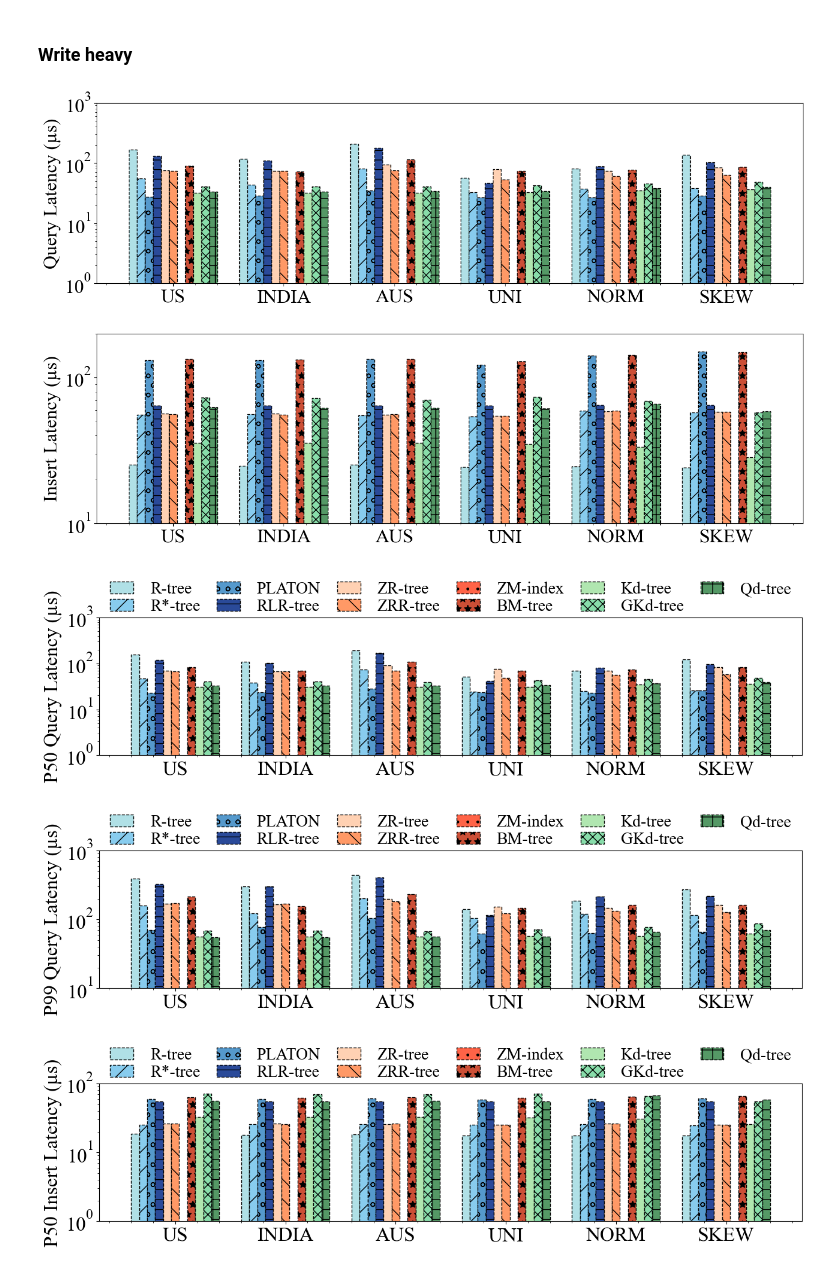
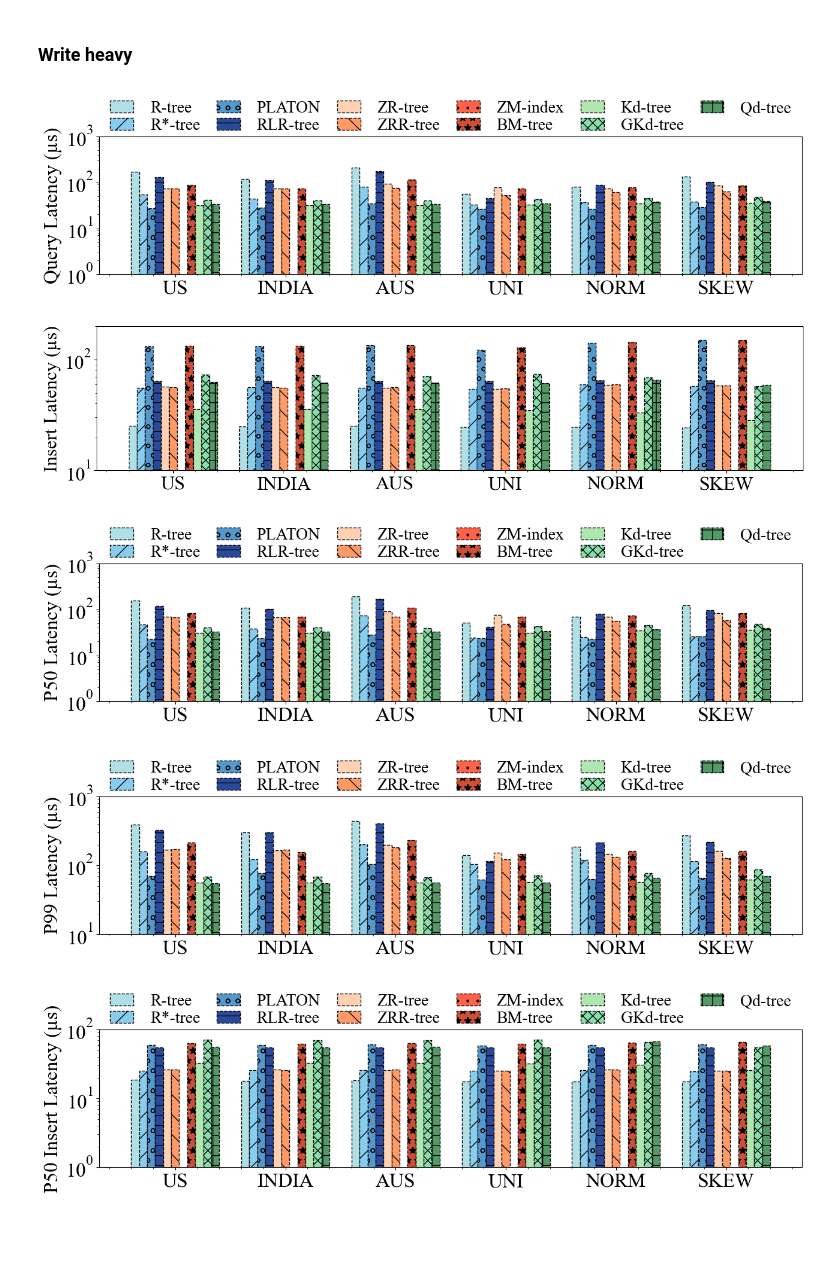
Before and after one commit to Liuguanli/rl_spatial_benchmark, a Jupyter notebook: notebook/Benchmark_Result_Figures-SIGMOD-Insertion.ipynb, the cells around one changed output. Saved outputs shown, nothing was run; the diff lists cells and outputs as text; code cells hidden in the pictures; blank space fills up the shorter version.

```diff
--- a/notebook/Benchmark_Result_Figures-SIGMOD-Insertion.ipynb
+++ b/notebook/Benchmark_Result_Figures-SIGMOD-Insertion.ipynb
@@ -515,39 +515,39 @@ for baseline in baselines:
 
     query_result.append(dataset_query_results)
     insert_result.append(dataset_insert_results)
     P50_query.append(dataset_P50_Q)
     P99_query.append(dataset_P99_Q)
     P50_insert.append(dataset_P50_I)
     P99_insert.append(dataset_P99_I)
     reads.append(dataset_reads)
     writes.append(dataset_writes)
     splits.append(dataset_splits)
     adjustments.append(dataset_adjustments)
 
-plot_hist(display_data_names, display_baselines, query_result, y_label="Query Latency (µs)", is_legend=False, is_log=True, output_file_paths=
+plot_hist(display_data_names, display_baselines, query_result, y_label="Query Latency (µs)", is_legend=True, is_log=True, output_file_paths=
           [folder + "/exp_sigmod/write_heavy_query_time.pdf", "../figs/exp_sigmod/write_heavy_query_time.png"], bottom=1, top=1e3, legend_location="top")
 
 plot_hist(display_data_names, display_baselines, insert_result, y_label="Insert Latency (µs)", is_legend=False, is_log=True, output_file_paths=
           [folder + "/exp_sigmod/write_heavy_insert_time.pdf", "../figs/exp_sigmod/write_heavy_insert_time.png"], bottom=1e1, top=200, legend_location="top")
 
-plot_hist(display_data_names, display_baselines, P50_query, y_label="P50 Query Latency (µs)", is_log=True, output_file_paths=
+plot_hist(display_data_names, display_baselines, P50_query, y_label="P50 Latency (µs)", is_log=True, output_file_paths=
           [folder + "/exp_sigmod/write_heavy_query_time_P50.pdf", "../figs/exp_sigmod/write_heavy_query_time_P50.png"], bottom=1, top=1e3, legend_location="top")
 
-plot_hist(display_data_names, display_baselines, P99_query, y_label="P99 Query Latency (µs)", is_log=True, output_file_paths=
+plot_hist(display_data_names, display_baselines, P99_query, y_label="P99 Latency (µs)", is_log=True, output_file_paths=
           [folder + "/exp_sigmod/write_heavy_query_time_P99.pdf", "../figs/exp_sigmod/write_heavy_query_time_P99.png"], bottom=1e1, top=1e3, legend_location="top")
 
 plot_hist(display_data_names, display_baselines, P50_insert, y_label="P50 Insert Latency (µs)", is_log=True, output_file_paths=
           [folder + "/exp_sigmod/write_heavy_insert_time_P50.pdf", "../figs/exp_sigmod/write_heavy_insert_time_P50.png"], bottom=1, top=1e2, legend_location="top")
 
 plot_hist(display_data_names, display_baselines, P99_insert, y_label="P99 Insert Latency (µs)", is_log=True, output_file_paths=
           [folder + "/exp_sigmod/write_heavy_insert_time_P99.pdf", "../figs/exp_sigmod/write_heavy_insert_time_P99.png"], bottom=1e1, top=4*1e3, legend_location="top")
 
 plot_hist(display_data_names, display_baselines, splits, y_label="Split Ratio (%)", is_legend=False, output_file_paths=
           [folder + "/exp_sigmod/write_heavy_splits.pdf", "../figs/exp_sigmod/write_heavy_splits.png"], bottom=0, top=2.0, legend_location="top")
 # %% [output]
-[figure, old version]
+[figure, new version]
-[figure, old version]
+[figure, new version]
-[figure, old version]
+[figure, new version]
-[figure, old version]
+[figure, new version]
 [figure]
 [figure]
```
Also changed, not shown: parts of 3 cells of this notebook, 41 other files.
